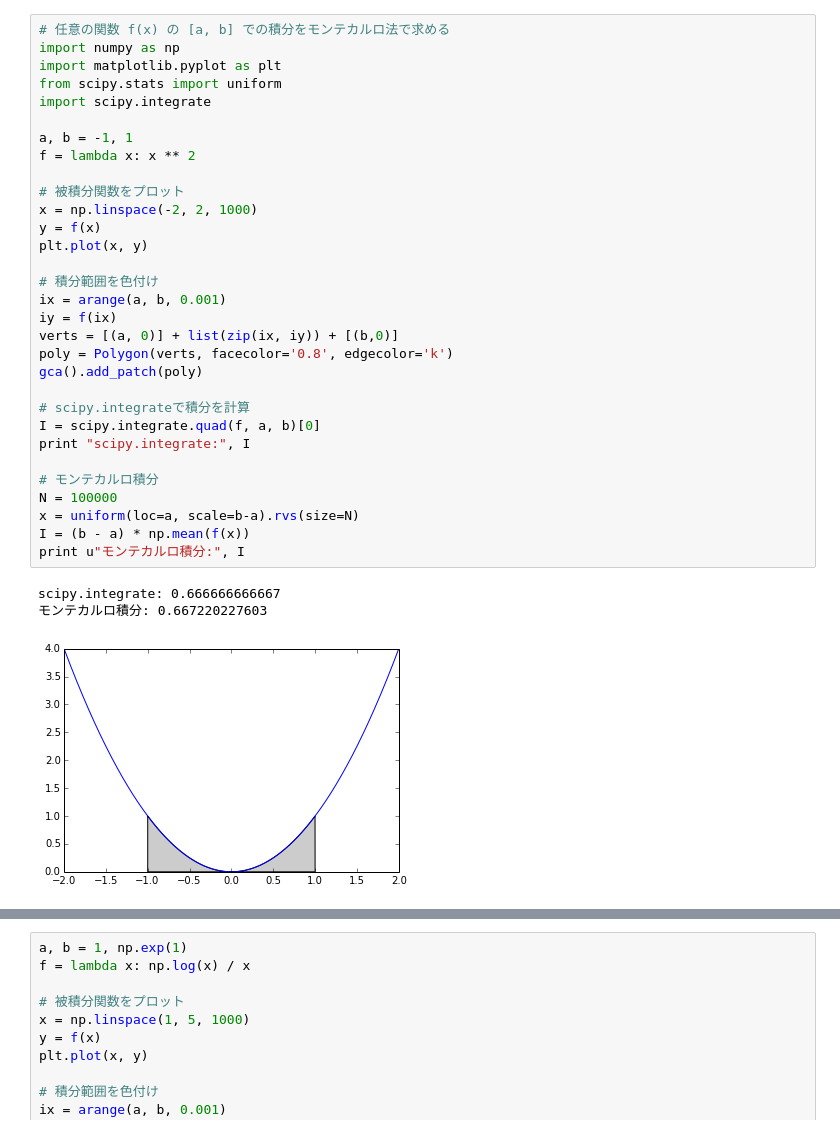
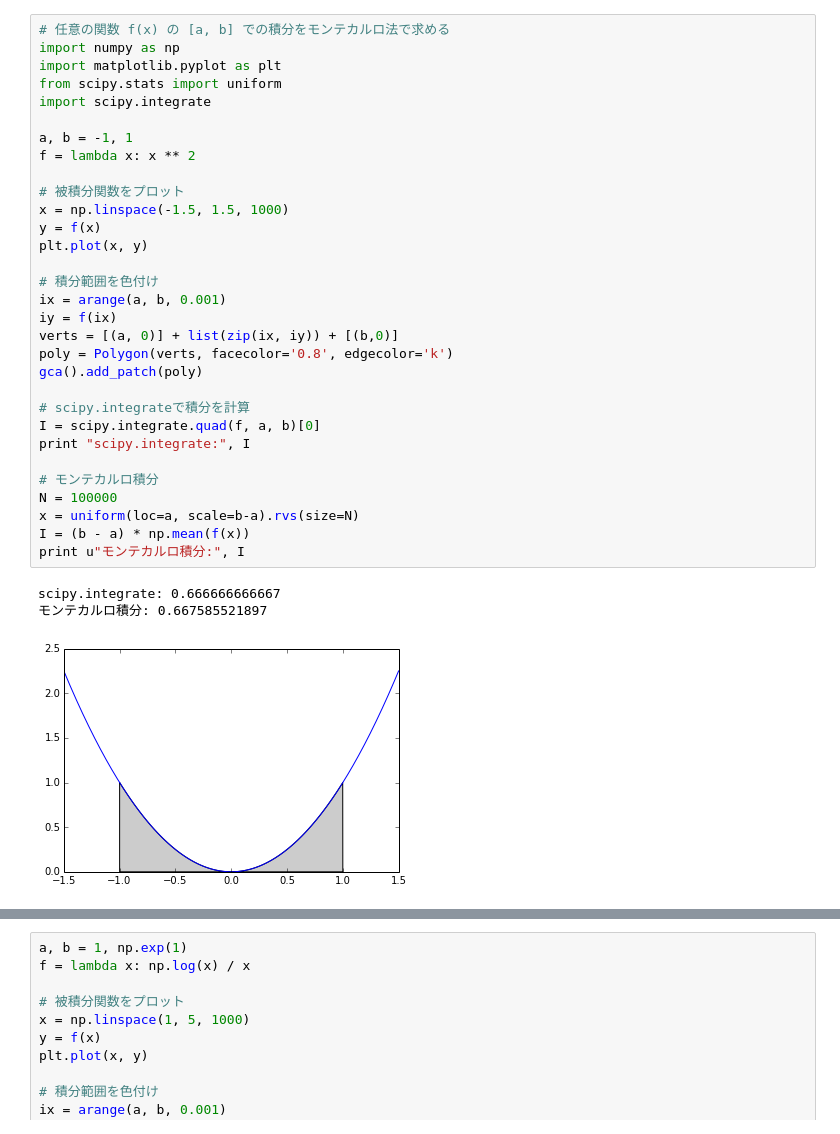
Before and after one commit to aidiary/PRML, a Jupyter notebook: ch11/monte_carlo_integration.ipynb, the cells around one changed output, grey strips where cells are left out. Saved outputs shown, nothing was run; the diff lists cells and outputs as text.

```diff
--- a/ch11/monte_carlo_integration.ipynb
+++ b/ch11/monte_carlo_integration.ipynb
@@ -3,35 +3,35 @@
 import numpy as np
 import matplotlib.pyplot as plt
 from scipy.stats import uniform
 import scipy.integrate
 
 a, b = -1, 1
 f = lambda x: x ** 2
 
 # 被積分関数をプロット
-x = np.linspace(-2, 2, 1000)
+x = np.linspace(-1.5, 1.5, 1000)
 y = f(x)
 plt.plot(x, y)
 
 # 積分範囲を色付け
 ix = arange(a, b, 0.001)
 iy = f(ix)
 verts = [(a, 0)] + list(zip(ix, iy)) + [(b,0)]
 poly = Polygon(verts, facecolor='0.8', edgecolor='k')
 gca().add_patch(poly)
 
 # scipy.integrateで積分を計算
 I = scipy.integrate.quad(f, a, b)[0]
 print "scipy.integrate:", I
 
 # モンテカルロ積分
 N = 100000
 x = uniform(loc=a, scale=b-a).rvs(size=N)
 I = (b - a) * np.mean(f(x))
 print u"モンテカルロ積分:", I
 # %% [output]
 scipy.integrate: 0.666666666667
-モンテカルロ積分: 0.667220227603
+モンテカルロ積分: 0.667585521897
-[figure, old version]
+[figure, new version]
 # %%
 a, b = 0, 1
```
Also changed, not shown: parts of 4 cells of this notebook.
